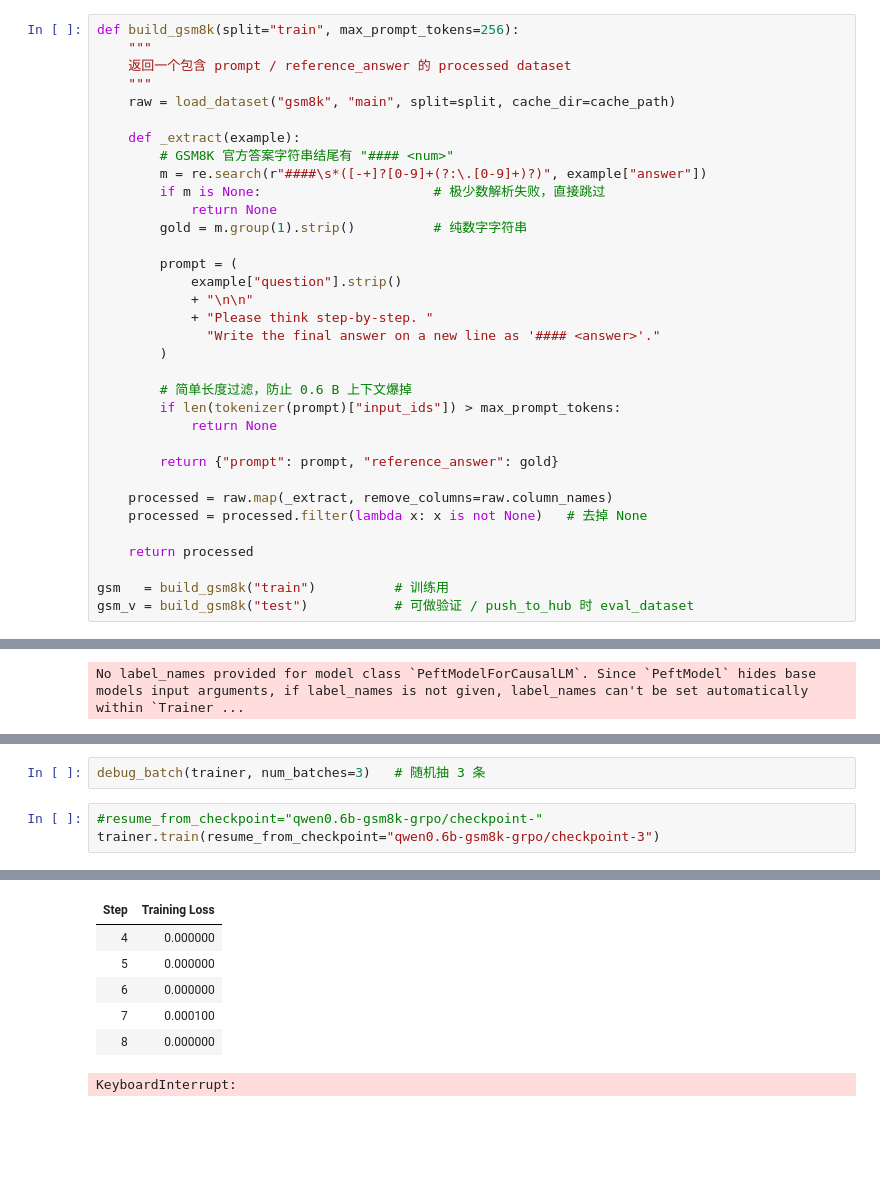
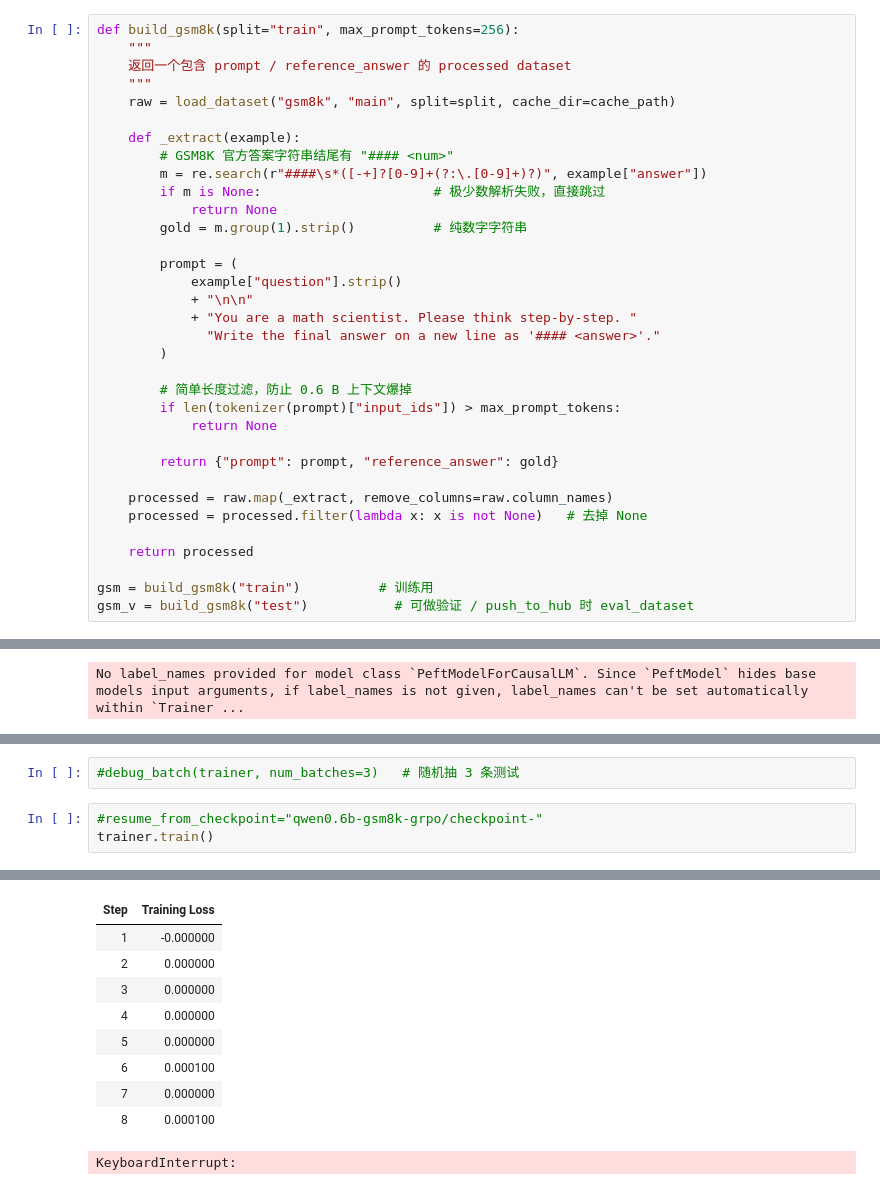
Before and after one commit to ari-zzzZ/Qwen3-0.6B-math-GRPO, a Jupyter notebook: math_GRPO.ipynb, the cells around one changed output, grey strips where cells are left out. Drawn from its saved outputs; the diff is of its cells as text; blank space fills up the shorter version.

```diff
--- a/math_GRPO.ipynb
+++ b/math_GRPO.ipynb
@@ -76,7 +76,7 @@ def build_gsm8k(split="train", max_prompt_tokens=256):
         prompt = (
             example["question"].strip()
             + "\n\n"
-            + "Please think step-by-step. "
+            + "You are a math scientist. Please think step-by-step. "
               "Write the final answer on a new line as '#### <answer>'."
         )
 
@@ -91,7 +91,7 @@ def build_gsm8k(split="train", max_prompt_tokens=256):
 
     return processed
 
-gsm   = build_gsm8k("train")          # 训练用
+gsm = build_gsm8k("train")          # 训练用
 gsm_v = build_gsm8k("test")           # 可做验证 / push_to_hub 时 eval_dataset
 # %%
 len(gsm)
@@ -292,6 +203,6 @@ def debug_batch(trainer, num_batches: int = 2, max_new_tokens: int = 256):
 # %%
-debug_batch(trainer, num_batches=3)   # 随机抽 3 条
+#debug_batch(trainer, num_batches=3)   # 随机抽 3 条测试
 # %%
 #resume_from_checkpoint="qwen0.6b-gsm8k-grpo/checkpoint-"
-trainer.train(resume_from_checkpoint="qwen0.6b-gsm8k-grpo/checkpoint-3")
+trainer.train()
 # %% [output]
@@ -302,7 +211,10 @@ WARNING:root:[comfyui-unsafe-torch] I have unsafely patched `torch.load`.  The `
 | Step | Training Loss |
+| 1 | -0.000000 |
+| 2 | 0.000000 |
+| 3 | 0.000000 |
 | 4 | 0.000000 |
 | 5 | 0.000000 |
-| 6 | 0.000000 |
-| 7 | 0.000100 |
-| 8 | 0.000000 |
+| 6 | 0.000100 |
+| 7 | 0.000000 |
+| 8 | 0.000100 |
 KeyboardInterrupt:
```
Also changed, not shown: parts of 5 cells of this notebook.
